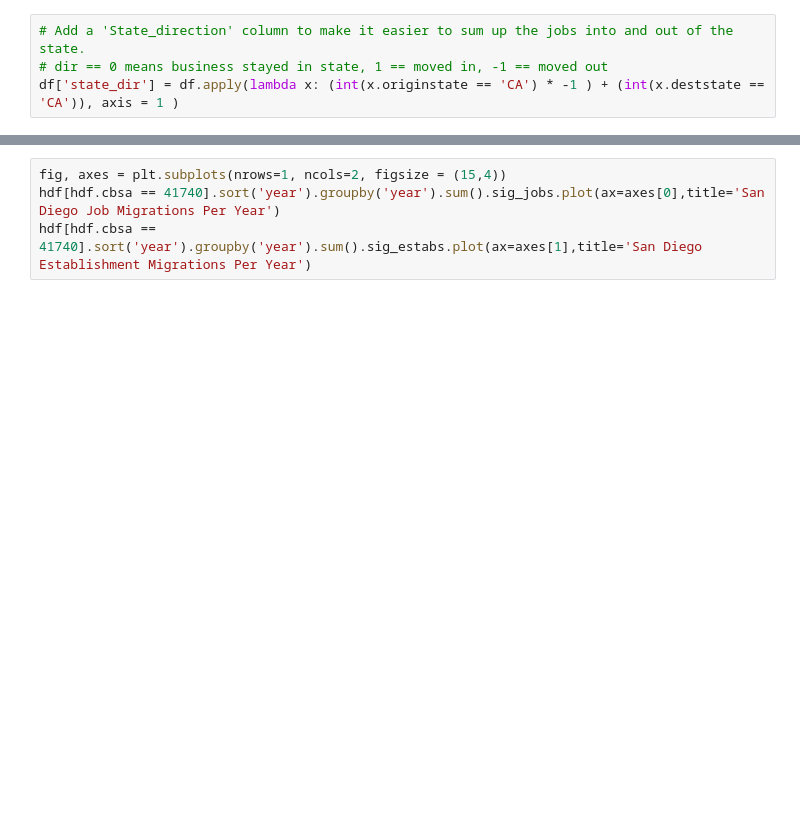
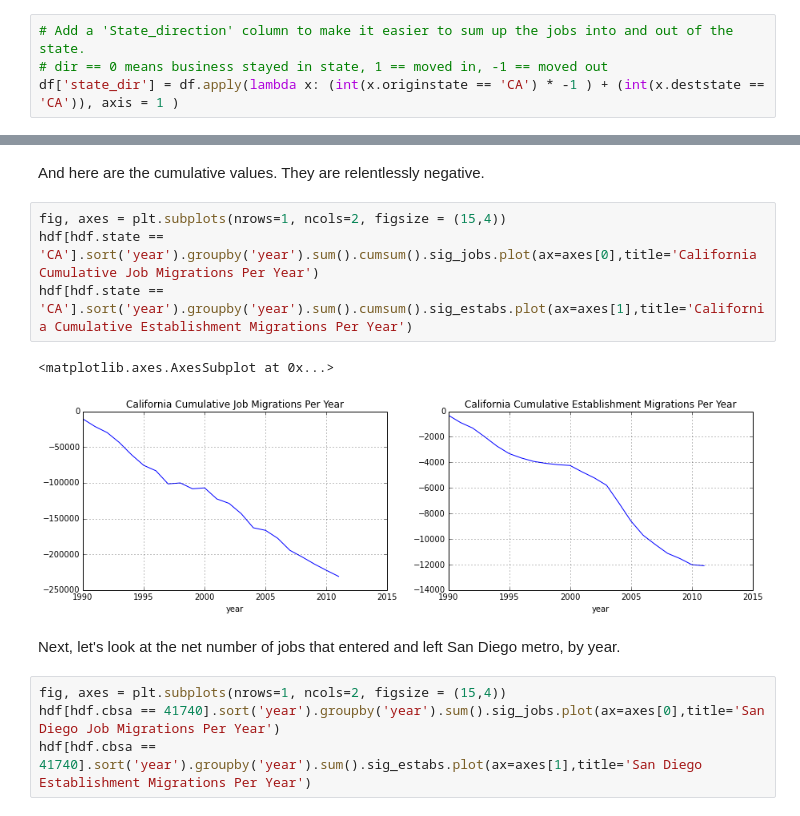
Before and after one commit to SDRDLAnalysts/pdp-data-projects, a Jupyter notebook: voiceofsandiego.org/business-migrations/analysts/ericbusboom.ipynb, the cells around one changed output, grey strips where cells are left out. Saved outputs shown, nothing was run; the diff lists cells and outputs as text; blank space fills up the shorter version.

```diff
--- a/voiceofsandiego.org/business-migrations/analysts/ericbusboom.ipynb
+++ b/voiceofsandiego.org/business-migrations/analysts/ericbusboom.ipynb
@@ -52,3 +59,14 @@ First, let's look at the net number of jobs that entered and left San Diego metr
+# %% [markdown]
+And here are the cumulative values. They are relentlessly negative.
+# %%
+fig, axes = plt.subplots(nrows=1, ncols=2, figsize = (15,4))
+hdf[hdf.state == 'CA'].sort('year').groupby('year').sum().cumsum().sig_jobs.plot(ax=axes[0],title='California Cumulative Job Migrations Per Year')
+hdf[hdf.state == 'CA'].sort('year').groupby('year').sum().cumsum().sig_estabs.plot(ax=axes[1],title='California Cumulative Establishment Migrations Per Year')
+# %% [output]
+<matplotlib.axes.AxesSubplot at 0x...>
+[figure, added]
+# %% [markdown]
+Next, let's look at the net number of jobs that entered and left San Diego metro, by year.
 # %%
 fig, axes = plt.subplots(nrows=1, ncols=2, figsize = (15,4))
 hdf[hdf.cbsa == 41740].sort('year').groupby('year').sum().sig_jobs.plot(ax=axes[0],title='San Diego Job Migrations Per Year')
```
Also changed, not shown: parts of 34 cells of this notebook.
